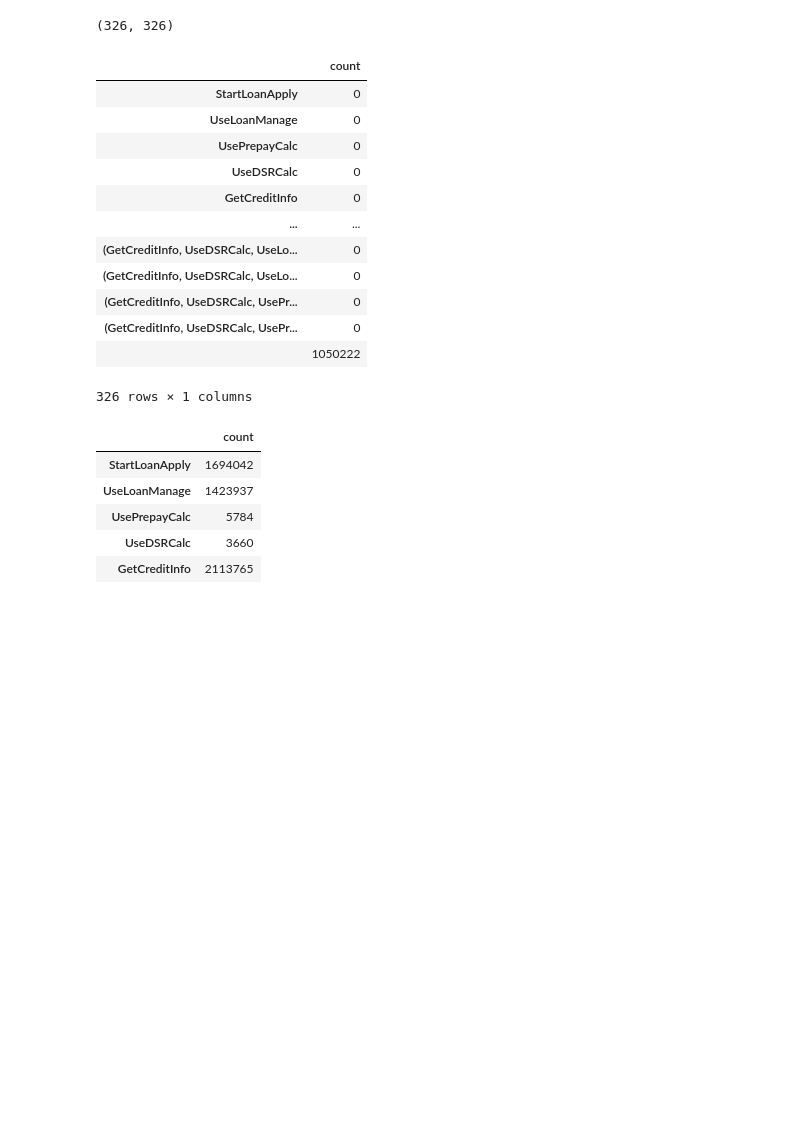
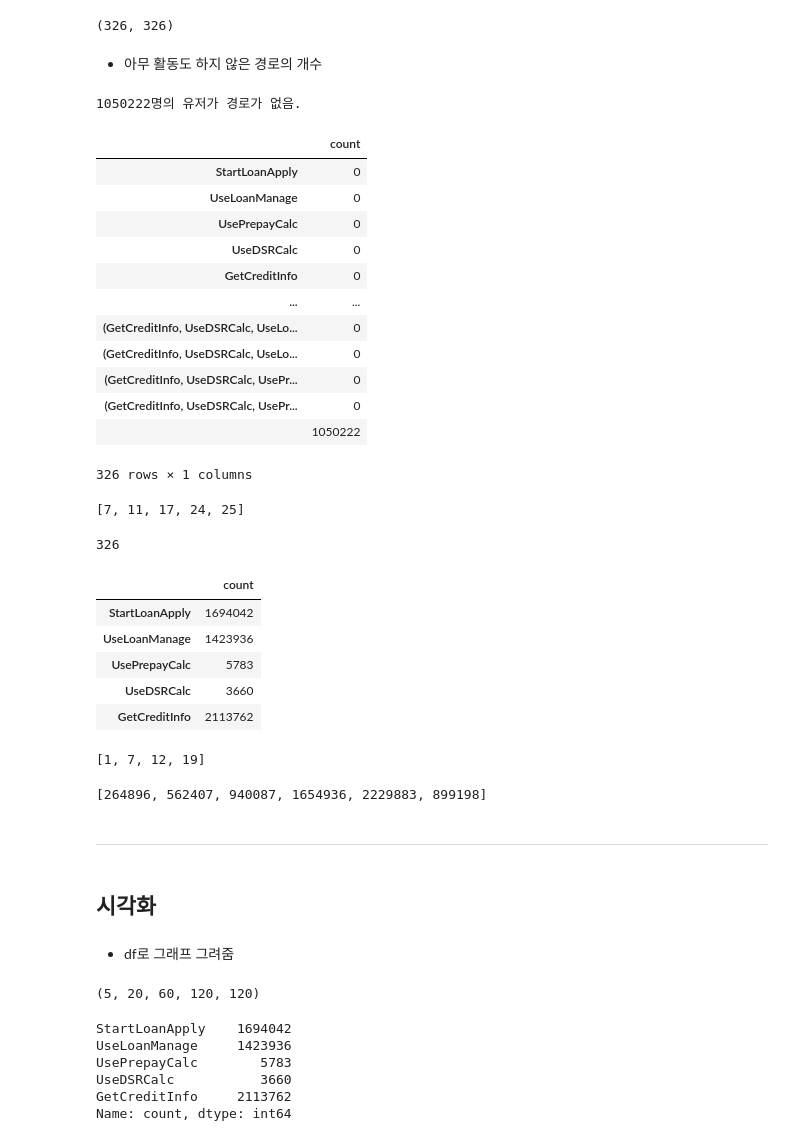
Before and after one commit to NayeonKeum/BigContest2022, a Jupyter notebook: code/LogScreen-Ngram.ipynb, the cells around one changed output. Saved outputs shown, nothing was run; the diff lists cells and outputs as text; code cells hidden in the pictures; blank space fills up the shorter version.

```diff
--- a/code/LogScreen-Ngram.ipynb
+++ b/code/LogScreen-Ngram.ipynb
@@ -87,6 +85,7 @@ len(main_route_log_df), len(log_data), len(set(main_route_log_df['유저_번호'
 # %%
 users=list(set(main_route_log_df['유저_번호']))
 route_list=[]
+user_list=[]
 
 # target의 idx들(복수)를 list로 추출
 def list_idx(arr, target):
@@ -104,5 +103,6 @@ for i in tqdm(range(len(users))):
             except:
                 end=len(df)
             route_list.append(list(df['행동명'].iloc[start:end]))
+            user_list.append(users[i])
         # route_list.append([df['행동명'].iloc[idx_list[i]:min(idx_list[i+1], len(df))] for i in range(len(idx_list))])
     else: continue
@@ -113,9 +114,0 @@ len(route_list)
-# %%
-route_set = []
-
-for i in tqdm(range(len(route_list))):
-    if route_list[i] not in route_set:
-        route_set.append(route_list[i])
-
-route_set.sort()
-len(route_set)
@@ -156,16 +153,22 @@ log_columns.append((''))
 len(log_columns), n1+n2+n3+n4+n5+1 # 5개의 스크린의 1, 2, 3, 4, 5 순열 합
 # %% [output]
 (326, 326)
+# %% [markdown]
+- 아무 활동도 하지 않은 경로의 개수
 # %%
 log_ngram_df=pd.DataFrame([0]*len(log_columns), index=log_columns, columns=['count'])
-
+users_noroute=[]
 count=0
 for i in range(len(route_list)):
-    if len(route_list[i])==1: count+=1
+    if len(route_list[i])==1:
+        count+=1
+        users_noroute.append(user_list[i])
 log_ngram_df.loc['']=count
 
+print("%d명의 유저가 경로가 없음."%(len(users_noroute)))
 log_ngram_df
 # %% [output]
+1050222명의 유저가 경로가 없음.
 |  | count |
 | StartLoanApply | 0 |
 | UseLoanManage | 0 |
@@ -178,30 +181,54 @@ log_ngram_df
 | (GetCreditInfo, UseDSRCalc, UsePr... | 0 |
 | (GetCreditInfo, UseDSRCalc, UsePr... | 0 |
 |  | 1050222 |
-326 rows × 1 columns
+326 rows × 1 columns
+# %%
+users_noroute[:5]
+# %% [output]
+[7, 11, 17, 24, 25]
+# %%
+# 역색인용 dict
+log_dict={}
+for col in log_columns:
+    log_dict[str(col)]=[]
+
+len(log_dict.keys())
+# %% [output]
+326
 # %%
 # screens=['StartLoanApply', 'UseLoanManage', 'UsePrepayCalc', 'UseDSRCalc', 'GetCreditInfo']
 
+# 조합별 개수 count와 역색인용 Dict 함께 돌리기
 for i in tqdm(range(len(route_list))):
     if len(route_list[i])==1: continue
     for n in range(1, len(route_list[i])):
         # 원소 안의 2~5개의 순서 지킨 조합에서
             # range에서도 1 빠지고 슬라이싱에서도 1 빠져서 머리 터지는 줄
         for k in range(n+1, min(n+1+5, len(route_list[i])+1)):
             # print(tuple(route_list[i][n:k]))
             # 하나일 때랑 여러개 일 때 들어가는 [] 계층이 다름
             if len(route_list[i][n:k])==1:
+                # count
                 log_ngram_df.loc[route_list[i][n:k]]+=1
+                # dict
+                log_dict[str(route_list[i][n:k][0])].append(i)
             else:
                 try:
+                    # count
                     log_ngram_df.loc[[tuple(route_list[i][n:k])]]+=1
+                    # dict
+                    log_dict[str(tuple(route_list[i][n:k]))].append(i)
                 except KeyError:
                     continue
+# 역색인을 위한 dict 중복 제거
+for key in list(log_dict.keys()):
+    log_dict[key]=list(set(log_dict[key]))
+
 log_ngram_df.head()
 # %% [output]
 |  | count |
 | StartLoanApply | 1694042 |
-| UseLoanManage | 1423937 |
-| UsePrepayCalc | 5784 |
+| UseLoanManage | 1423936 |
+| UsePrepayCalc | 5783 |
 | UseDSRCalc | 3660 |
-| GetCreditInfo | 2113765 |
+| GetCreditInfo | 2113762 |
@@ -207,0 +247,8 @@ log_ngram_df.head()
+# %%
+log_dict_user[str(log_columns[6])]
+# %% [output]
+[1, 7, 12, 19]
+# %%
+log_dict[str(log_columns[6])]
+# %% [output]
+[264896, 562407, 940087, 1654936, 2229883, 899198]
@@ -207,0 +269,6 @@ log_ngram_df.head()
+# %% [markdown]
+---
+# %% [markdown]
+## 시각화
+# %% [markdown]
+- df로 그래프 그려줌
@@ -207,0 +282,13 @@ log_ngram_df.head()
+# %%
+n1, n2, n3, n4, n5
+# %% [output]
+(5, 20, 60, 120, 120)
+# %%
+log_ngram_df.iloc[:n1]['count']
+# %% [output]
+StartLoanApply    1694042
+UseLoanManage     1423936
+UsePrepayCalc        5783
+UseDSRCalc           3660
+GetCreditInfo     2113762
+Name: count, dtype: int64
```
Also changed, not shown: parts of 34 cells of this notebook, 4 other files.
